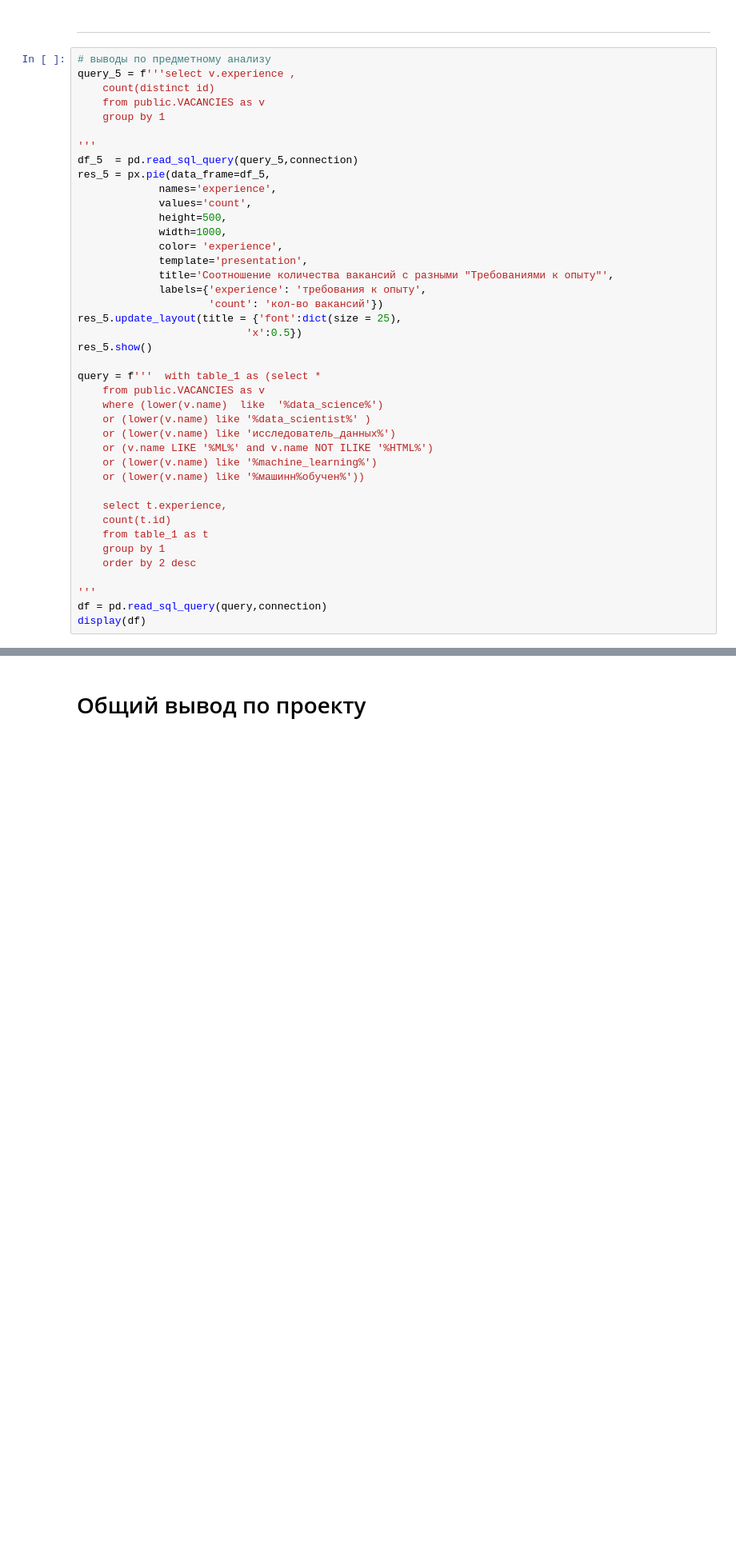
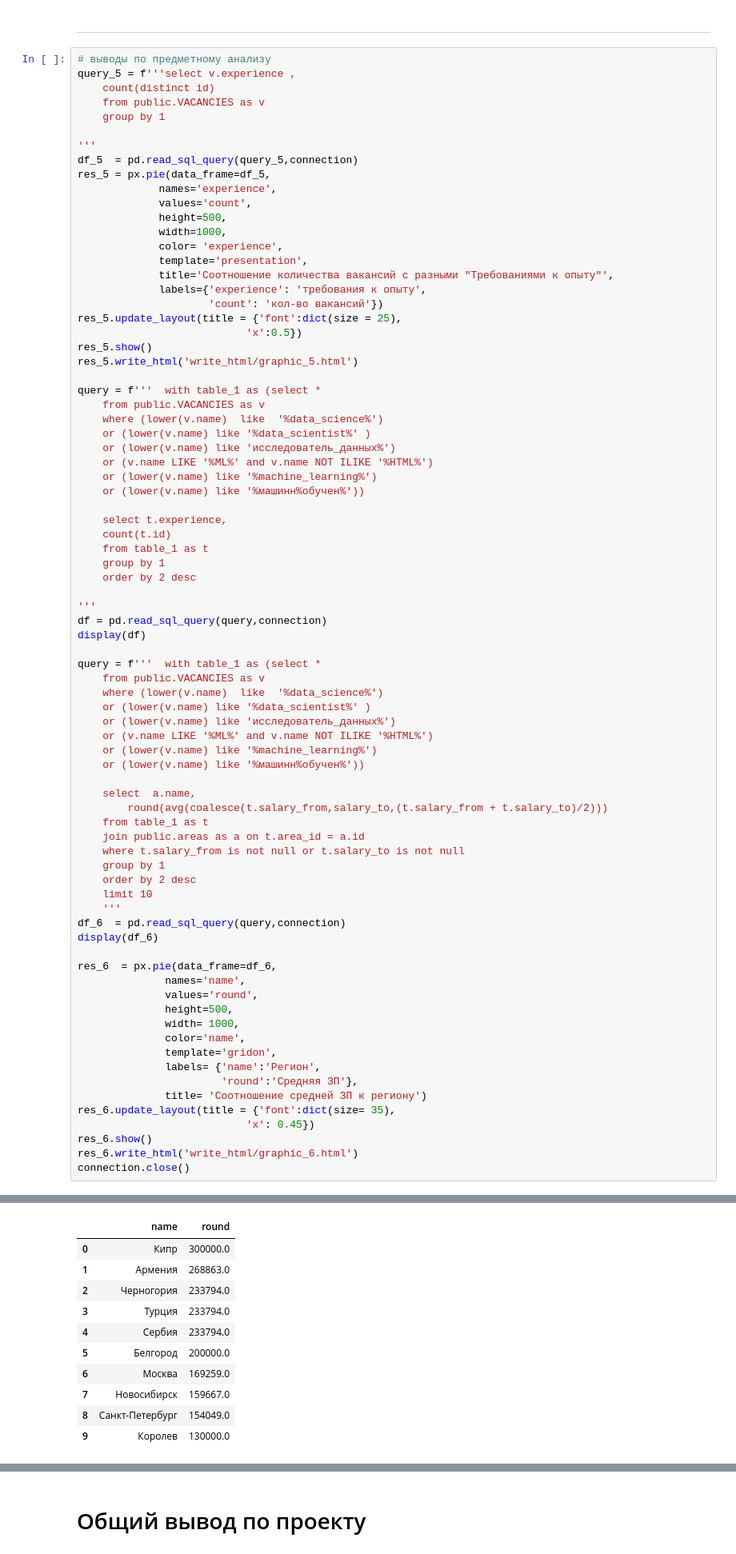
Before and after one commit to Alex1990opac/project_2, a Jupyter notebook: Project_2_Ноутбук_шаблон.ipynb, the cells around one changed output, grey strips where cells are left out. Shown at 80% size. Cells and saved outputs as stored; diff of their text form; blank space fills up the shorter version.

```diff
--- a/Project_2_Ноутбук_шаблон.ipynb
+++ b/Project_2_Ноутбук_шаблон.ipynb
@@ -775,6 +775,7 @@ res_5 = px.pie(data_frame=df_5,
 res_5.update_layout(title = {'font':dict(size = 25),
                            'x':0.5})
 res_5.show()
+res_5.write_html('write_html/graphic_5.html')
 
 query = f'''  with table_1 as (select *
     from public.VACANCIES as v
@@ -794,6 +795,43 @@ query = f'''  with table_1 as (select *
 '''
 df = pd.read_sql_query(query,connection)
 display(df)
+
+query = f'''  with table_1 as (select *
+    from public.VACANCIES as v
+    where (lower(v.name)  like  '%data_science%')
+    or (lower(v.name) like '%data_scientist%' )
+    or (lower(v.name) like 'исследователь_данных%')
+    or (v.name LIKE '%ML%' and v.name NOT ILIKE '%HTML%')
+    or (lower(v.name) like '%machine_learning%')
+    or (lower(v.name) like '%машинн%обучен%'))
+
+    select  a.name,
+        round(avg(coalesce(t.salary_from,salary_to,(t.salary_from + t.salary_to)/2)))
+    from table_1 as t
+    join public.areas as a on t.area_id = a.id
+    where t.salary_from is not null or t.salary_to is not null
+    group by 1
+    order by 2 desc
+    limit 10
+    '''
+df_6  = pd.read_sql_query(query,connection)
+display(df_6)
+
+res_6  = px.pie(data_frame=df_6,
+              names='name',
+              values='round',
+              height=500,
+              width= 1000,
+              color='name',
+              template='gridon',
+              labels= {'name':'Регион',
+                       'round':'Средняя ЗП'},
+              title= 'Соотношение средней ЗП к региону')
+res_6.update_layout(title = {'font':dict(size= 35),
+                           'x': 0.45})
+res_6.show()
+res_6.write_html('write_html/graphic_6.html')
+connection.close()
 # %% [output]
 pandas only supports SQLAlchemy connectable (engine/connection) or database string URI or sqlite3 DBAPI2 connection. Other DBAPI2 objects are not tested. Please consider using SQLAlchemy.
 
@@ -807,2 +846,13 @@ pandas only supports SQLAlchemy connectable (engine/connection) or database stri
+|  | name | round |
+| 0 | Кипр | 300000.0 |
+| 1 | Армения | 268863.0 |
+| 2 | Черногория | 233794.0 |
+| 3 | Турция | 233794.0 |
+| 4 | Сербия | 233794.0 |
+| 5 | Белгород | 200000.0 |
+| 6 | Москва | 169259.0 |
+| 7 | Новосибирск | 159667.0 |
+| 8 | Санкт-Петербург | 154049.0 |
+| 9 | Королев | 130000.0 |
 # %% [markdown]
 # ВЫВОДЫ:
```
Also changed, not shown: parts of 2 cells of this notebook, 6 other files.
